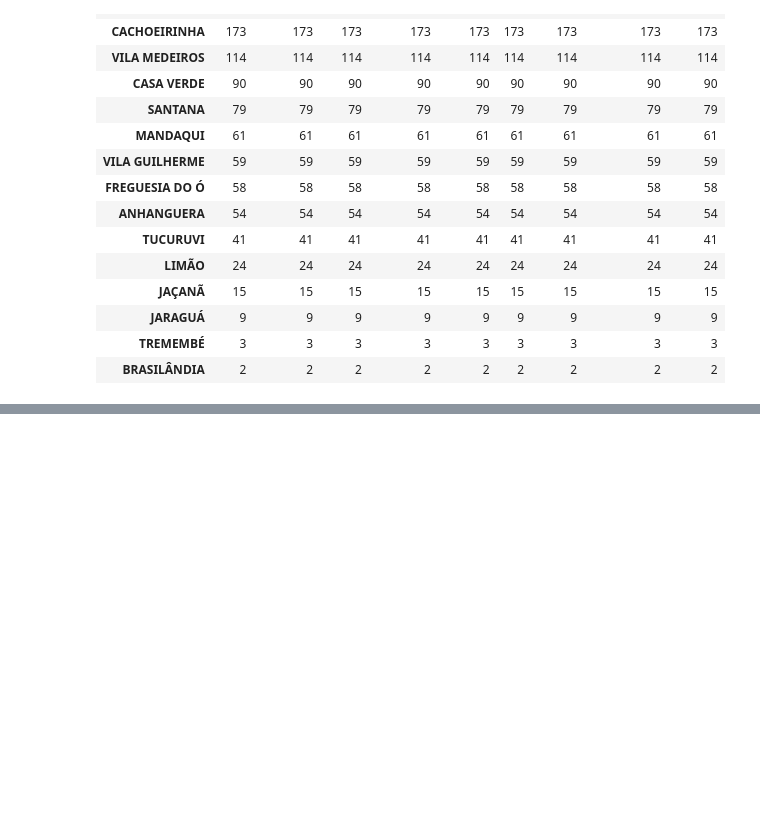
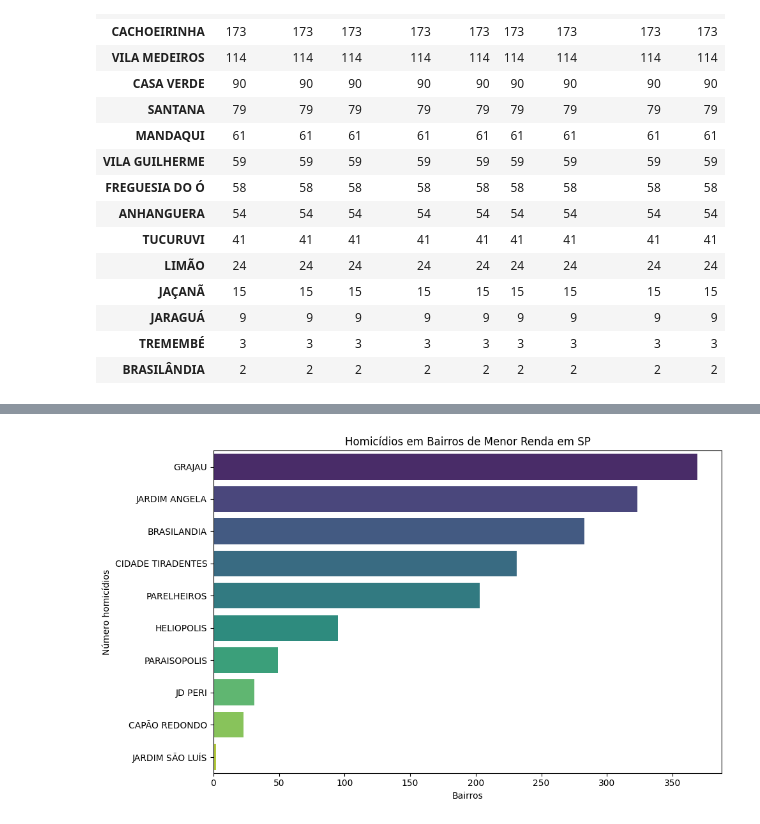
Before and after one commit to Pennini/Curso-Python-2022, a Jupyter notebook: Projeto_Final/projeto_final_crimes.ipynb, the cells around one changed output, grey strips where cells are left out. Cells and saved outputs as stored; diff of their text form; code cells hidden in the pictures; blank space fills up the shorter version.

Commit message:
Começo da visualização de dados

```diff
--- a/Projeto_Final/projeto_final_crimes.ipynb
+++ b/Projeto_Final/projeto_final_crimes.ipynb
@@ -362,5 +337,12 @@ bairros_menor_renda_sp = [
 ]
 menor_renda, homicidios_menor = maiuscula(bairros_menor_renda_sp)
 soma_menor_renda = homicidios_menor["ANO"].sum()
-homicidios_menor
+# Gráfico homícidios bairros de menor renda
+plt.figure(figsize=(10, 6))
+sns.barplot(x=homicidios_menor["ANO"], y=homicidios_menor.index, data=homicidios_menor, palette="viridis")
+plt.xlabel("Bairros")
+plt.ylabel("Número homicídios")
+plt.title("Homicídios em Bairros de Menor Renda em SP")
+plt.tight_layout()
+plt.show()
 # %% [output]
@@ -379,3 +349,4 @@ homicidios_menor
+[figure, added]
 # %%
 bairros_maior_renda_sp = [
     "Jd Europa",
```
Also changed, not shown: parts of 8 cells of this notebook.
